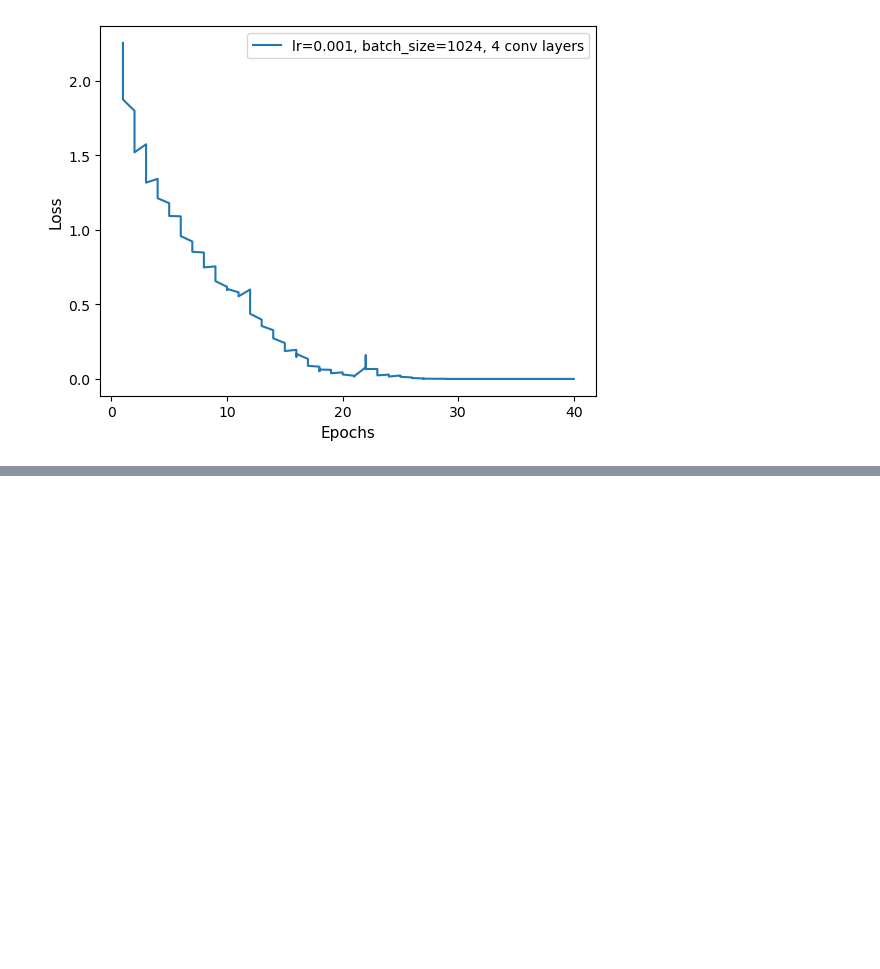
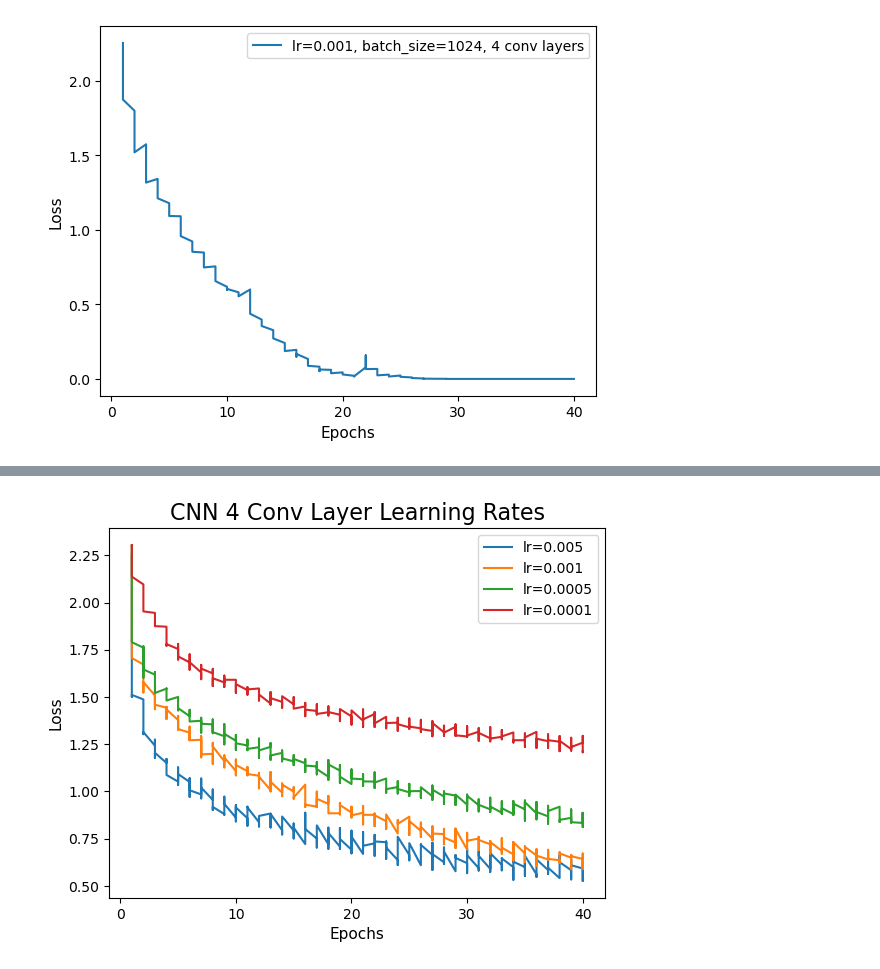
Before and after one commit to SorchaJ/CIFAR-10, a Jupyter notebook: cifar10_CNNFigures.ipynb, the cells around one changed output, grey strips where cells are left out. Saved outputs shown, nothing was run; the diff lists cells and outputs as text; code cells hidden in the pictures; blank space fills up the shorter version.

```diff
--- a/cifar10_CNNFigures.ipynb
+++ b/cifar10_CNNFigures.ipynb
@@ -50,0 +93,24 @@ plt.show()
+# %%
+# do learning rate comparisons for 4 conv layers
+figure, axes = plt.subplots()
+
+epochs = rate005[:,0]
+
+
+axes.plot(epochs, rate005layer4[:,2])
+axes.plot(epochs, rate001layer4[:,2])
+axes.plot(epochs, rate0005layer4[:,2])
+axes.plot(epochs, rate0001layer4[:,2])
+
+axes.set_xticks([0, 10, 20, 30, 40])
+
+axes.set_title("CNN 4 Conv Layer Learning Rates", size=16)
+
+axes.set_xlabel("Epochs", size=11)
+axes.set_ylabel("Loss", size=11)
+
+axes.legend(["lr=0.005","lr=0.001","lr=0.0005","lr=0.0001"], loc=1)
+
+plt.show()
+# %% [output]
+[figure, added]
```
Also changed, not shown: parts of 13 cells of this notebook.
